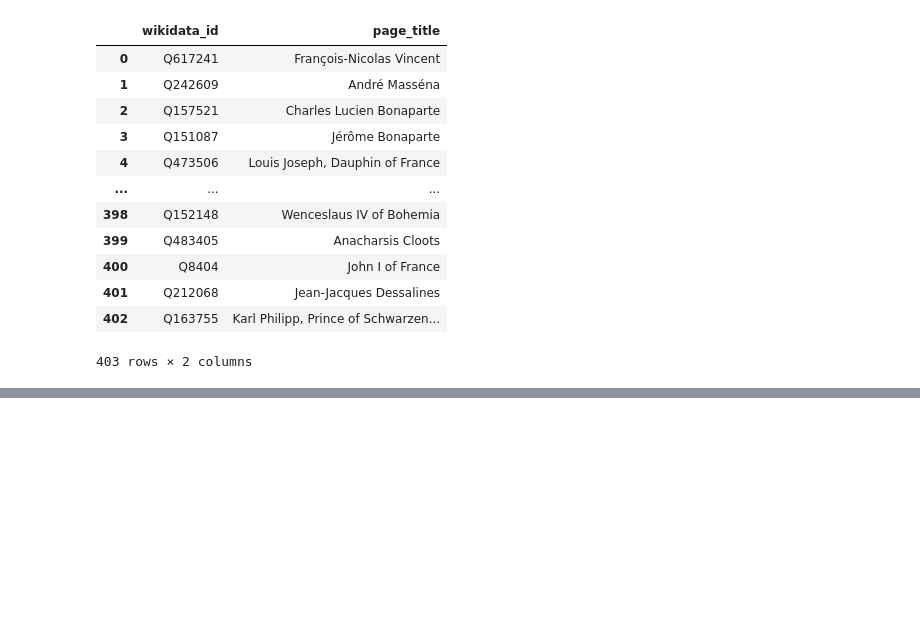
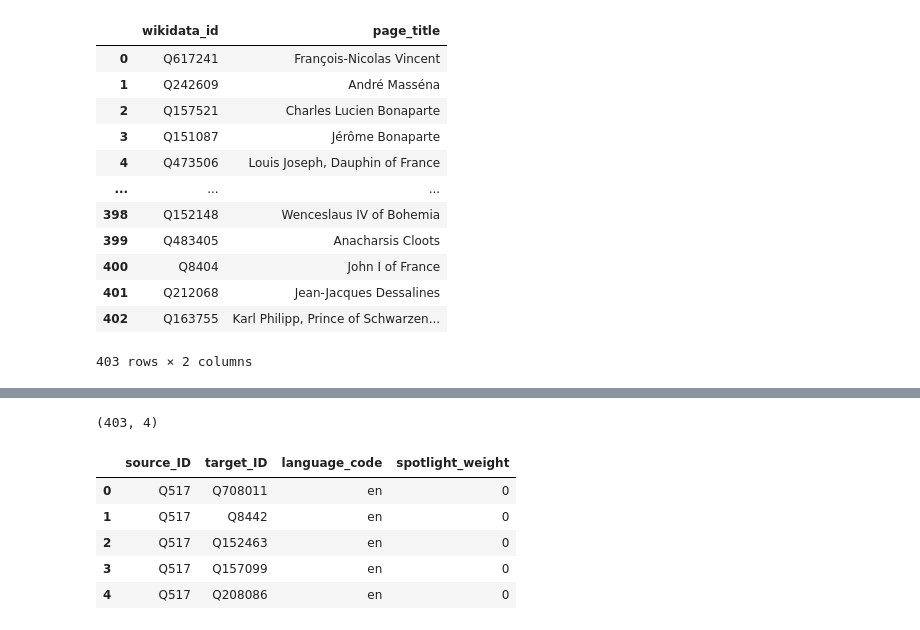
Before and after one commit to Karima-m/BSc_Project_Fall2026, a Jupyter notebook: notebooks/02_spotlight_prep.ipynb, the cells around one changed output, grey strips where cells are left out. Saved outputs shown, nothing was run; the diff lists cells and outputs as text; code cells hidden in the pictures; blank space fills up the shorter version.

```diff
--- a/notebooks/02_spotlight_prep.ipynb
+++ b/notebooks/02_spotlight_prep.ipynb
@@ -218,0 +253,11 @@ weights_df.loc[weights_df.apply(is_substring, axis=1), "weight"] = 1
+# %%
+print(out_weights_df.shape)
+out_weights_df.head()
+# %% [output]
+(403, 4)
+|  | source_ID | target_ID | language_code | spotlight_weight |
+| 0 | Q517 | Q708011 | en | 0 |
+| 1 | Q517 | Q8442 | en | 0 |
+| 2 | Q517 | Q152463 | en | 0 |
+| 3 | Q517 | Q157099 | en | 0 |
+| 4 | Q517 | Q208086 | en | 0 |
```
Also changed, not shown: parts of 18 cells of this notebook.
